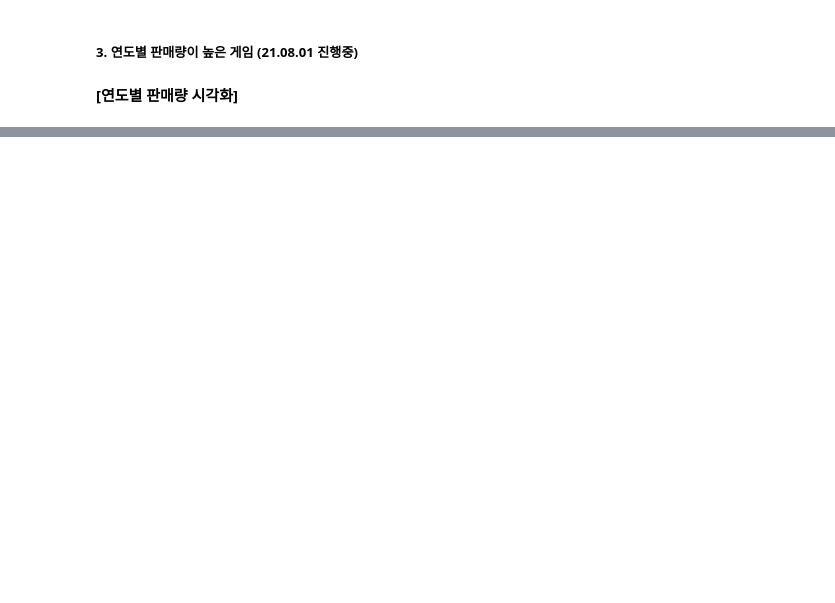
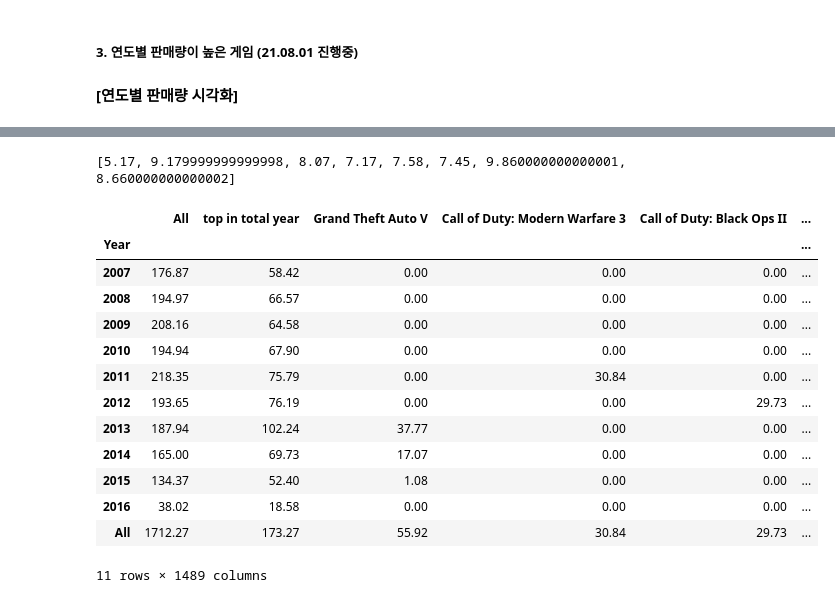
Before and after one commit to jiho-kang/Data_Analysis_Project, a Jupyter notebook: Video Game Sales/data_analysis_for_new_game_launching.ipynb, the cells around one changed output, grey strips where cells are left out. Saved outputs shown, nothing was run; the diff lists cells and outputs as text; code cells hidden in the pictures; blank space fills up the shorter version.

```diff
--- a/Video Game Sales/data_analysis_for_new_game_launching.ipynb
+++ b/Video Game Sales/data_analysis_for_new_game_launching.ipynb
@@ -808,0 +789,44 @@ df2[df2.Year == 2016]
+# %%
+my2 = pd.DataFrame(df2.pivot_table(index='Year',columns='Name',values='Total_Sales',aggfunc=['sum'], fill_value=0,margins=True))
+head = []
+for name in my2.columns:
+  head.append(name[1])
+my2.columns = head
+my2.sort_values(by='All',ascending=False,inplace=True,axis=1)
+
+my2lst = []
+my3lst = []
+for i in range(len(my2.index)):
+  a = list(my2.iloc[i,1:])
+  ab = []
+  for j in a:
+    if j > 0.000001 :
+      ab.append(j)
+      ab.sort(reverse=True)
+  my2lst.append(np.sum(ab[:5]))
+  my3lst.append(min(ab[:5]))
+
+
+my3lst = my3lst[:-3]
+my2['top in total year'] = my2lst
+my2['%'] = round(my2["top in total year"] / my2['All'] * 100,2)
+
+my2.sort_values(by='All',ascending=False,inplace=True,axis=1)
+print(my3lst)
+my2
+# %% [output]
+[5.17, 9.179999999999998, 8.07, 7.17, 7.58, 7.45, 9.860000000000001, 8.660000000000002]
+|  | All | top in total year | Grand Theft Auto V | Call of Duty: Modern Warfare 3 | Call of Duty: Black Ops II | ... |
+| Year |  |  |  |  |  | ... |
+| 2007 | 176.87 | 58.42 | 0.00 | 0.00 | 0.00 | ... |
+| 2008 | 194.97 | 66.57 | 0.00 | 0.00 | 0.00 | ... |
+| 2009 | 208.16 | 64.58 | 0.00 | 0.00 | 0.00 | ... |
+| 2010 | 194.94 | 67.90 | 0.00 | 0.00 | 0.00 | ... |
+| 2011 | 218.35 | 75.79 | 0.00 | 30.84 | 0.00 | ... |
+| 2012 | 193.65 | 76.19 | 0.00 | 0.00 | 29.73 | ... |
+| 2013 | 187.94 | 102.24 | 37.77 | 0.00 | 0.00 | ... |
+| 2014 | 165.00 | 69.73 | 17.07 | 0.00 | 0.00 | ... |
+| 2015 | 134.37 | 52.40 | 1.08 | 0.00 | 0.00 | ... |
+| 2016 | 38.02 | 18.58 | 0.00 | 0.00 | 0.00 | ... |
+| All | 1712.27 | 173.27 | 55.92 | 30.84 | 29.73 | ... |
+11 rows × 1489 columns
```
Also changed, not shown: parts of 11 cells of this notebook.
